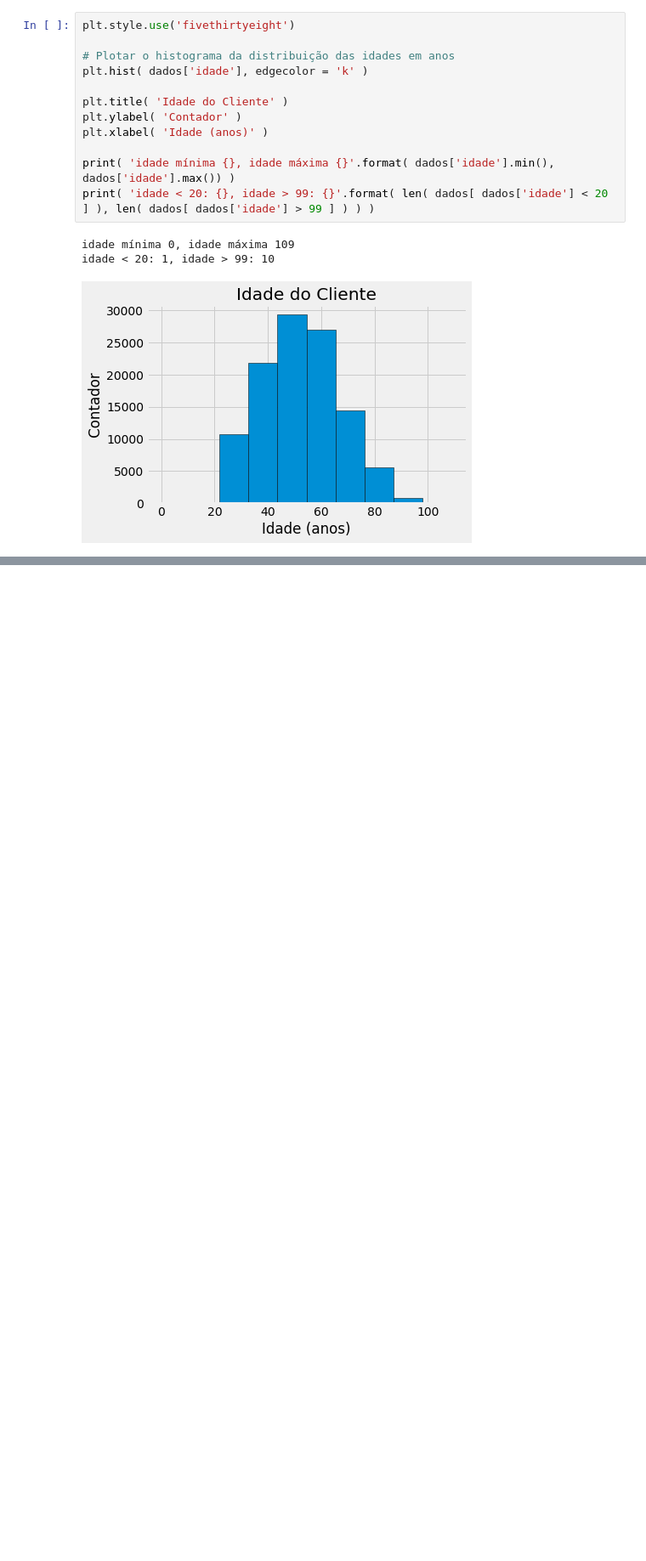
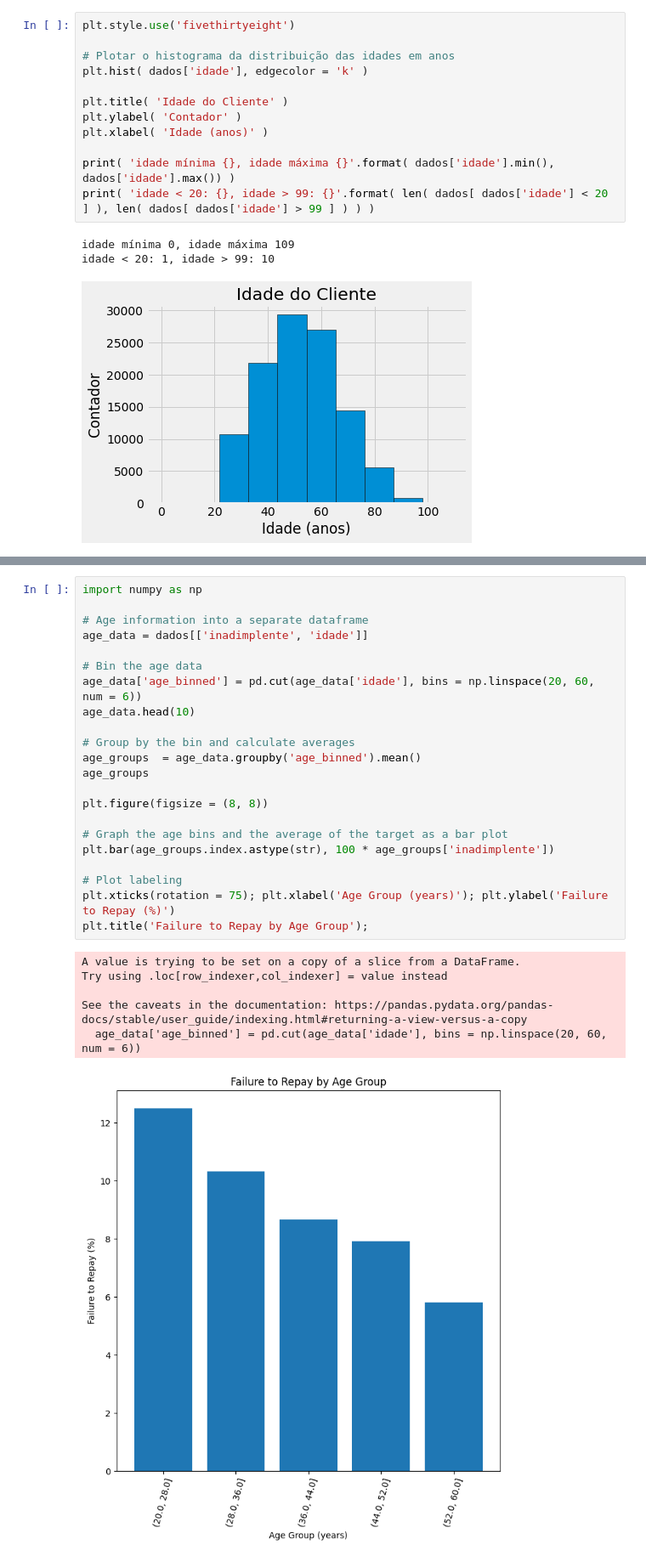
Before and after one commit to MaxVieiraSantiago/Machine-Learning-Algorithms, a Jupyter notebook: Decision Tree/DecisionTreeClassifier_02.ipynb, the cells around one changed output, grey strips where cells are left out. Shown at 85% size. Drawn from its saved outputs; the diff is of its cells as text; blank space fills up the shorter version.

```diff
--- a/Decision Tree/DecisionTreeClassifier_02.ipynb
+++ b/Decision Tree/DecisionTreeClassifier_02.ipynb
@@ -123,0 +137,29 @@ plt.figure( figsize=(10,8))
+# %%
+import numpy as np
+
+# Age information into a separate dataframe
+age_data = dados[['inadimplente', 'idade']]
+
+# Bin the age data
+age_data['age_binned'] = pd.cut(age_data['idade'], bins = np.linspace(20, 60, num = 6))
+age_data.head(10)
+
+# Group by the bin and calculate averages
+age_groups  = age_data.groupby('age_binned').mean()
+age_groups
+
+plt.figure(figsize = (8, 8))
+
+# Graph the age bins and the average of the target as a bar plot
+plt.bar(age_groups.index.astype(str), 100 * age_groups['inadimplente'])
+
+# Plot labeling
+plt.xticks(rotation = 75); plt.xlabel('Age Group (years)'); plt.ylabel('Failure to Repay (%)')
+plt.title('Failure to Repay by Age Group');
+# %% [output]
+A value is trying to be set on a copy of a slice from a DataFrame.
+Try using .loc[row_indexer,col_indexer] = value instead
+
+See the caveats in the documentation: https://pandas.pydata.org/pandas-docs/stable/user_guide/indexing.html#returning-a-view-versus-a-copy
+  age_data['age_binned'] = pd.cut(age_data['idade'], bins = np.linspace(20, 60, num = 6))
+[figure, added]
```
Also changed, not shown: parts of 3 cells of this notebook.
